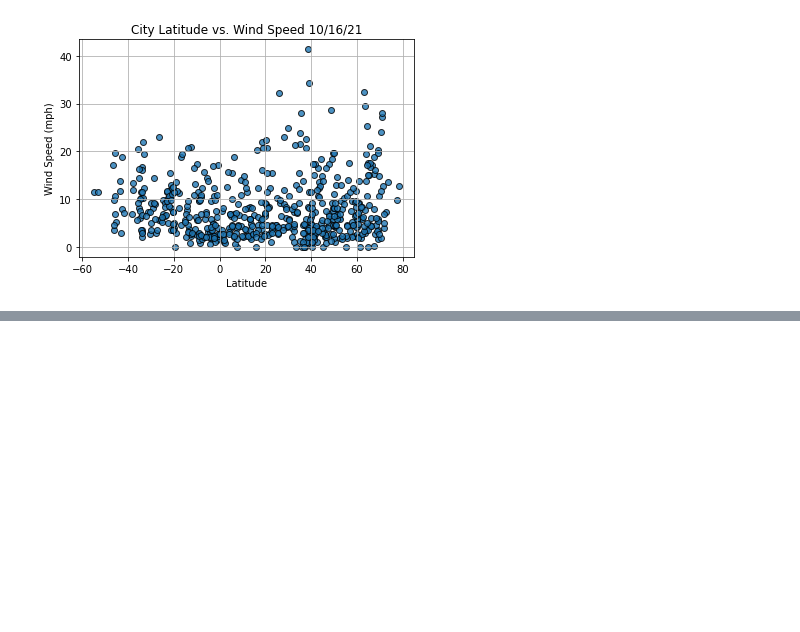
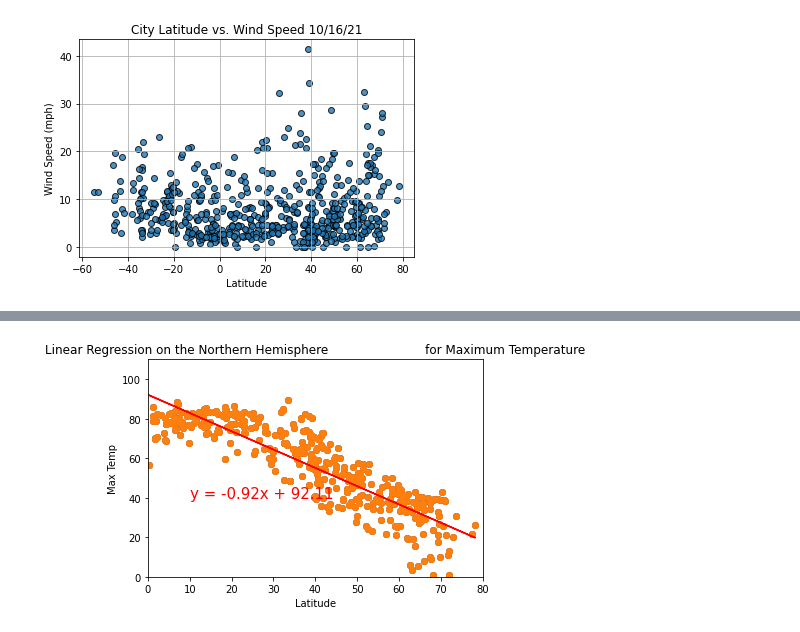
Before and after one commit to tutran90/World_Weather_Analysis, a Jupyter notebook: WeatherPy.ipynb, the cells around one changed output, grey strips where cells are left out. Drawn from its saved outputs; the diff is of its cells as text; code cells hidden in the pictures; blank space fills up the shorter version.

Commit message:
linear regression plots

```diff
--- a/WeatherPy.ipynb
+++ b/WeatherPy.ipynb
@@ -294,0 +340,34 @@ plt.show()
+# %%
+#filtering DF to get all Northern Hemisphere latitudes
+# for latitudes >= 0
+city_data_df['Lat']>=0 #length is 579
+# output will return either true or false for all the rows that meet these criterias
+
+#wnat to return a DF with all the data fitting the criteria then use the loc method
+northern_hemi_df = city_data_df.loc[(city_data_df["Lat"]>= 0)] #gets the first 5 rows
+#assigning it to a variable northern_hemi_df
+northern_hemi_df
+
+#creating a southern hemisphere df:
+southern_hemi_df = city_data_df.loc[(city_data_df["Lat"] < 0)]
+# %%
+#Perform Linear Regression on the Max temp for northern hemisphere
+northern_hemi_df
+#set the x and y-values
+#x = latitude column y= max temp column
+#don't need to call the loc method b/c the data frame already has the column we need so call the df and the column in []
+x_values = northern_hemi_df['Lat']
+y_values = northern_hemi_df['Max Temp']
+
+plt.scatter(x_values,y_values,
+            edgecolor="black", linewidths=1, marker="o",
+            alpha=0.8)
+plt.xlim(0,80,10)
+plt.ylim(0, 110, 10)
+# Call the function.
+plot_linear_regression(x_values, y_values,
+                       'Linear Regression on the Northern Hemisphere \
+                        for Maximum Temperature', 'Max Temp',(10,40))
+(slope, intercept, ) = linregress(x_values,y_values)
+# %% [output]
+[figure, added]
```
Also changed, not shown: parts of 13 cells of this notebook, 5 other files.
